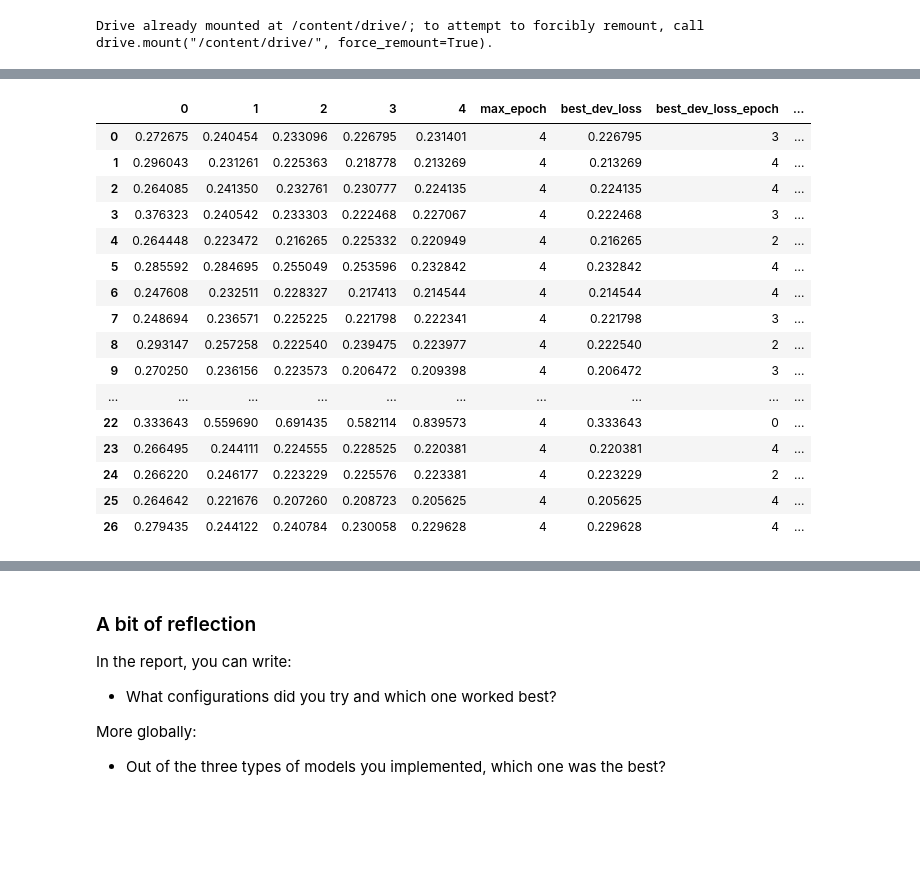
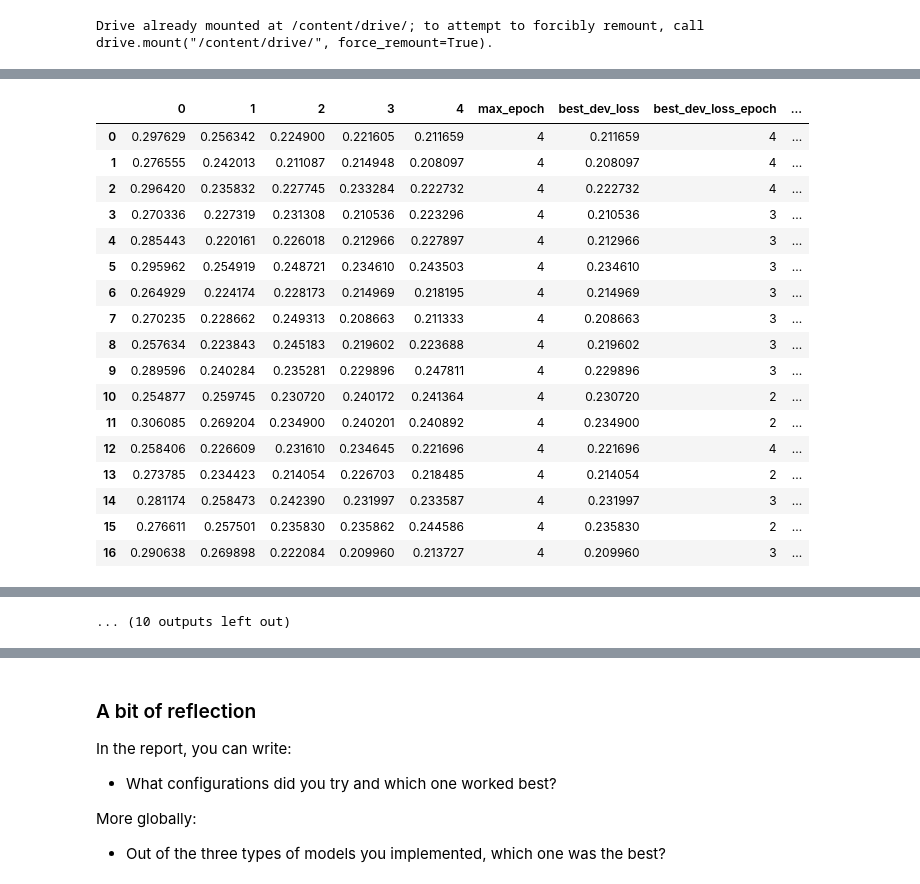
Before and after one commit to PierrickLeroy/Activity_Detection_From_Electrical_Consumption_Load_Curves, a Jupyter notebook: STS_project.ipynb, the cells around one changed output, grey strips where cells are left out. Cells and saved outputs as stored; diff of their text form; code cells hidden in the pictures; blank space fills up the shorter version.

```diff
--- a/STS_project.ipynb
+++ b/STS_project.ipynb
@@ -541,0 +1289,4 @@ def assign_distributional_vectors(data, M, vocab, sim_or_dist=True, postag=False
+# %%
+# Initialisation de l'étude
+study = optuna.create_study(direction = "maximize")
+study.optimize(objective, n_trials = 10)
@@ -906,12 +1978,12 @@ class STSDataset(Dataset):
             # Tokenize each sentence and turn it into a list of vocabulary indices (remember to take care of UNK). Lowercase if necessary
             ### TO COMPLETE
             ## Considérer les stopwords, la ponctuation..
-            for w1 in word_tokenize(s1):
+            for w1 in word_tokenize(s1.lower()):
                 if w1 in self.word2idx:
                     s1_idcs.append(self.word2idx[w1])
                 else:
                     s1_idcs.append(self.word2idx['UNK'])
-            for w2 in word_tokenize(s2):
+            for w2 in word_tokenize(s2.lower()):
                 if w2 in self.word2idx:
                     s2_idcs.append(self.word2idx[w2])
                 else:
@@ -920,15 +1992,15 @@ class STSDataset(Dataset):
             # Truncate sequences that are longer than <max_length>. Append them to s1s and s2s.
             ### TO COMPLETE
             for s_idcs in (s1_idcs, s2_idcs):
-                if len(s_idcs)>30:
-                  s_idcs = s_idcs[:30]
+                if len(s_idcs)>max_length:
+                  s_idcs = s_idcs[:max_length]
             s1s.append(s1_idcs)
             s2s.append(s2_idcs)
 
         # Apply padding: for sequences shorter than <max_length>, we fill them with 0 values
         # This way they all have the same length (max_length) and we can create a pytorch tensor with them
-        self.tensor_s1 = torch.LongTensor(pad_sequences(s1s)) # padding 'pre' by default
-        self.tensor_s2 = torch.LongTensor(pad_sequences(s2s))
+        self.tensor_s1 = torch.LongTensor(pad_sequences(s1s, maxlen = max_length)) # padding 'pre' by default
+        self.tensor_s2 = torch.LongTensor(pad_sequences(s2s, maxlen = max_length))
 
         # Make a tensor with the targets - we map them to the [-1, 1] interval for convenience (same range as the cosine)
         self.tensor_y = (((torch.FloatTensor(data['scores']) + 1) / 6) * (1+1)) -1
@@ -978,0 +2066,9 @@ test_dataloader = DataLoader(test_dataset, batch_size = 25)
+# %%
+s1 = dataset['train']['data'][0][0]
+l = []
+for w1 in word_tokenize(s1):
+  if w1 in training_dataset.word2idx:
+      l.append(training_dataset.word2idx[w1])
+  else:
+      l.append(training_dataset.word2idx['UNK'])
+l
@@ -1384,9 +2474,9 @@ Drive already mounted at /content/drive/; to attempt to forcibly remount, call d
 # Initialisation de la recherche par un gridsearch
 
 # Gridsearch
-l_embedding_dim = [100, 175] ## TO CHOOSE
-l_hidden_dim = [125, 275] ## TO CHOOSE
-l_num_lstm_layers = [2] ## TO CHOOSE
+l_embedding_dim = [300, 350] ## TO CHOOSE
+l_hidden_dim = [200, 300] ## TO CHOOSE
+l_num_lstm_layers = [2, 3] ## TO CHOOSE
 
 configurationsHP = list(product(l_embedding_dim, l_hidden_dim, l_num_lstm_layers))
 
@@ -1397,8 +2503,8 @@ saveResultsPickle(results)
 Mounted at /content/drive/
 # %%
 # Recherche par générations
-ngen = 2
-n_child = 2
+ngen = 10
+n_child = 5
 
 for i in range (ngen):
   print('\n\n\n\n')
@@ -1408,14 +2514,6 @@ for i in range (ngen):
   df_results = create_df_res(results, temperature = 1)
   display(df_results)
   print(get_best_model(df_results))
-
-
-df_results = create_df_res(results, temperature = 1)
-display(df_results)
-print("Meilleur modèle : " , get_best_model(df_results))
-display(df_results[df_results["model_rank"] == 1])
-print("Meilleure loss atteinte : " , df_results[df_results["best_dev_loss"] == df_results["best_dev_loss"].min()]["best_dev_loss"])
-display(df_results[df_results["best_dev_loss"] == df_results["best_dev_loss"].min()])
 # %% [output]
 Génération :  1
 
@@ -1436,18 +2534,19 @@ Epoch 5 : Validation loss = 0.22962772585451602; Validation r = 0.47034860146667
 Mounted at /content/drive/
 |  | 0 | 1 | 2 | 3 | 4 | max_epoch | best_dev_loss | best_dev_loss_epoch | ... |
-| 0 | 0.272675 | 0.240454 | 0.233096 | 0.226795 | 0.231401 | 4 | 0.226795 | 3 | ... |
-| 1 | 0.296043 | 0.231261 | 0.225363 | 0.218778 | 0.213269 | 4 | 0.213269 | 4 | ... |
-| 2 | 0.264085 | 0.241350 | 0.232761 | 0.230777 | 0.224135 | 4 | 0.224135 | 4 | ... |
-| 3 | 0.376323 | 0.240542 | 0.233303 | 0.222468 | 0.227067 | 4 | 0.222468 | 3 | ... |
-| 4 | 0.264448 | 0.223472 | 0.216265 | 0.225332 | 0.220949 | 4 | 0.216265 | 2 | ... |
-| 5 | 0.285592 | 0.284695 | 0.255049 | 0.253596 | 0.232842 | 4 | 0.232842 | 4 | ... |
-| 6 | 0.247608 | 0.232511 | 0.228327 | 0.217413 | 0.214544 | 4 | 0.214544 | 4 | ... |
-| 7 | 0.248694 | 0.236571 | 0.225225 | 0.221798 | 0.222341 | 4 | 0.221798 | 3 | ... |
-| 8 | 0.293147 | 0.257258 | 0.222540 | 0.239475 | 0.223977 | 4 | 0.222540 | 2 | ... |
-| 9 | 0.270250 | 0.236156 | 0.223573 | 0.206472 | 0.209398 | 4 | 0.206472 | 3 | ... |
-| ... | ... | ... | ... | ... | ... | ... | ... | ... | ... |
-| 22 | 0.333643 | 0.559690 | 0.691435 | 0.582114 | 0.839573 | 4 | 0.333643 | 0 | ... |
-| 23 | 0.266495 | 0.244111 | 0.224555 | 0.228525 | 0.220381 | 4 | 0.220381 | 4 | ... |
-| 24 | 0.266220 | 0.246177 | 0.223229 | 0.225576 | 0.223381 | 4 | 0.223229 | 2 | ... |
-| 25 | 0.264642 | 0.221676 | 0.207260 | 0.208723 | 0.205625 | 4 | 0.205625 | 4 | ... |
-| 26 | 0.279435 | 0.244122 | 0.240784 | 0.230058 | 0.229628 | 4 | 0.229628 | 4 | ... |
+| 0 | 0.297629 | 0.256342 | 0.224900 | 0.221605 | 0.211659 | 4 | 0.211659 | 4 | ... |
+| 1 | 0.276555 | 0.242013 | 0.211087 | 0.214948 | 0.208097 | 4 | 0.208097 | 4 | ... |
+| 2 | 0.296420 | 0.235832 | 0.227745 | 0.233284 | 0.222732 | 4 | 0.222732 | 4 | ... |
+| 3 | 0.270336 | 0.227319 | 0.231308 | 0.210536 | 0.223296 | 4 | 0.210536 | 3 | ... |
+| 4 | 0.285443 | 0.220161 | 0.226018 | 0.212966 | 0.227897 | 4 | 0.212966 | 3 | ... |
+| 5 | 0.295962 | 0.254919 | 0.248721 | 0.234610 | 0.243503 | 4 | 0.234610 | 3 | ... |
+| 6 | 0.264929 | 0.224174 | 0.228173 | 0.214969 | 0.218195 | 4 | 0.214969 | 3 | ... |
+| 7 | 0.270235 | 0.228662 | 0.249313 | 0.208663 | 0.211333 | 4 | 0.208663 | 3 | ... |
+| 8 | 0.257634 | 0.223843 | 0.245183 | 0.219602 | 0.223688 | 4 | 0.219602 | 3 | ... |
+| 9 | 0.289596 | 0.240284 | 0.235281 | 0.229896 | 0.247811 | 4 | 0.229896 | 3 | ... |
+| 10 | 0.254877 | 0.259745 | 0.230720 | 0.240172 | 0.241364 | 4 | 0.230720 | 2 | ... |
+| 11 | 0.306085 | 0.269204 | 0.234900 | 0.240201 | 0.240892 | 4 | 0.234900 | 2 | ... |
+| 12 | 0.258406 | 0.226609 | 0.231610 | 0.234645 | 0.221696 | 4 | 0.221696 | 4 | ... |
+| 13 | 0.273785 | 0.234423 | 0.214054 | 0.226703 | 0.218485 | 4 | 0.214054 | 2 | ... |
+| 14 | 0.281174 | 0.258473 | 0.242390 | 0.231997 | 0.233587 | 4 | 0.231997 | 3 | ... |
+| 15 | 0.276611 | 0.257501 | 0.235830 | 0.235862 | 0.244586 | 4 | 0.235830 | 2 | ... |
+| 16 | 0.290638 | 0.269898 | 0.222084 | 0.209960 | 0.213727 | 4 | 0.209960 | 3 | ... |
@@ -1488,0 +2723 @@ Mounted at /content/drive/
+... (10 outputs left out)
```
Also changed, not shown: parts of 70 cells of this notebook.
